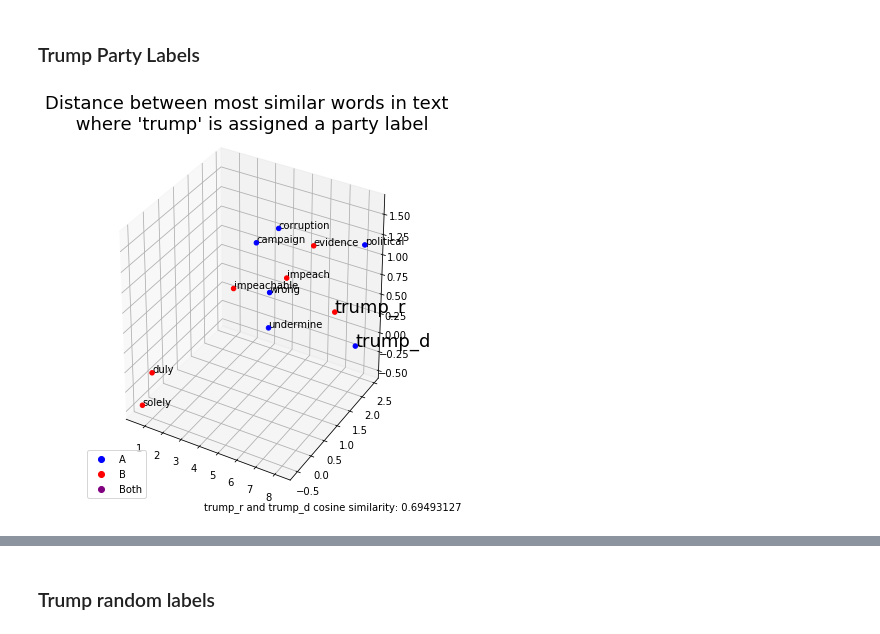
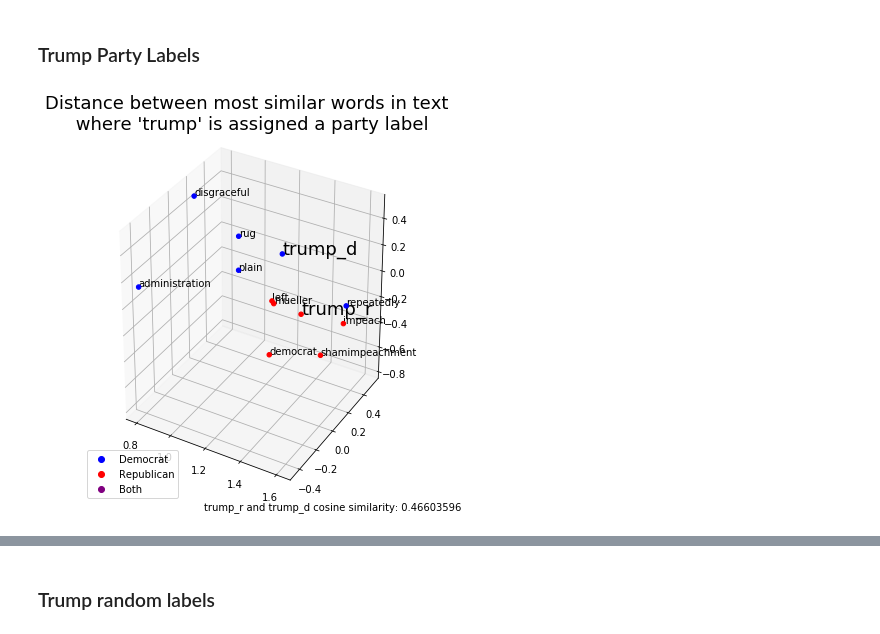
Before and after one commit to MLBurnham/word_embeddings, a Jupyter notebook: Data/word_embeddings.ipynb, the cells around one changed output, grey strips where cells are left out. Drawn from its saved outputs; the diff is of its cells as text; code cells hidden in the pictures.

```diff
--- a/Data/word_embeddings.ipynb
+++ b/Data/word_embeddings.ipynb
@@ -95,7 +95,7 @@ for i in range(len(ptrump_tweets)):
     ptrump_tweets[i] = [word for word in ptrump_tweets[i] if len(word) > 1]
 
 # train and save word2vec
-ptrump_model = Word2Vec(ptrump_tweets, window = 10)
+#ptrump_model = Word2Vec(ptrump_tweets, window = 10, sg = 1)
 #ptrump_model.save('ptrump.model')
 # assign data to variables
 rtrump_words = similar_words('trump_r', ptrump_model, topn = 5)
@@ -116,32 +116,32 @@ fig = plt.figure(figsize = [6, 6])
 ax = fig.add_subplot(111, projection='3d')
 
 # define parameters
 x = pcdf.pc1
 y = pcdf.pc2
 z = pcdf.pc3
 
 # plot the points
 scatter = ax.scatter(x, y, z, label=pcdf.label, color=pcdf.color, depthshade=False)
 
 # label the points
 for i in range(len(pcdf['word'])):
     label = pcdf.word[i]
     if label in ['trump_r', 'trump_d']:
         ax.text(x[i], y[i], z[i], s=label, size=18, zorder=1, color='k', horizontalalignment = 'left')
     else:
         ax.text(x[i], y[i], z[i], s=label, size=10, zorder=1, color='k', horizontalalignment = 'left')
 
 # create legend
 scatter1_proxy = matplotlib.lines.Line2D([0],[0], linestyle="none", c='blue', marker = 'o')
 scatter2_proxy = matplotlib.lines.Line2D([0],[0], linestyle="none", c='red', marker = 'o')
 scatter3_proxy = matplotlib.lines.Line2D([0],[0], linestyle="none", c='purple', marker = 'o')
-ax.legend([scatter1_proxy, scatter2_proxy, scatter3_proxy], ['A', 'B', 'Both'], numpoints = 1, loc = 3)
+ax.legend([scatter1_proxy, scatter2_proxy, scatter3_proxy], ['Democrat', 'Republican', 'Both'], numpoints = 1, loc = 3)
 
 # title and subtext
 plt.title('Distance between most similar words in text \n where \'trump\' is assigned a party label', y=1.05, fontsize = 18)
 plt.figtext(0.99, 0.01, 'trump_r and trump_d cosine similarity: ' + str(ptrump_sim), horizontalalignment='right')
 plt.tight_layout()
 plt.savefig('trump_party.png')
 plt.show()
 # %% [output]
-[figure, old version]
+[figure, new version]
```
Also changed, not shown: parts of 6 cells of this notebook, 9 other files.
